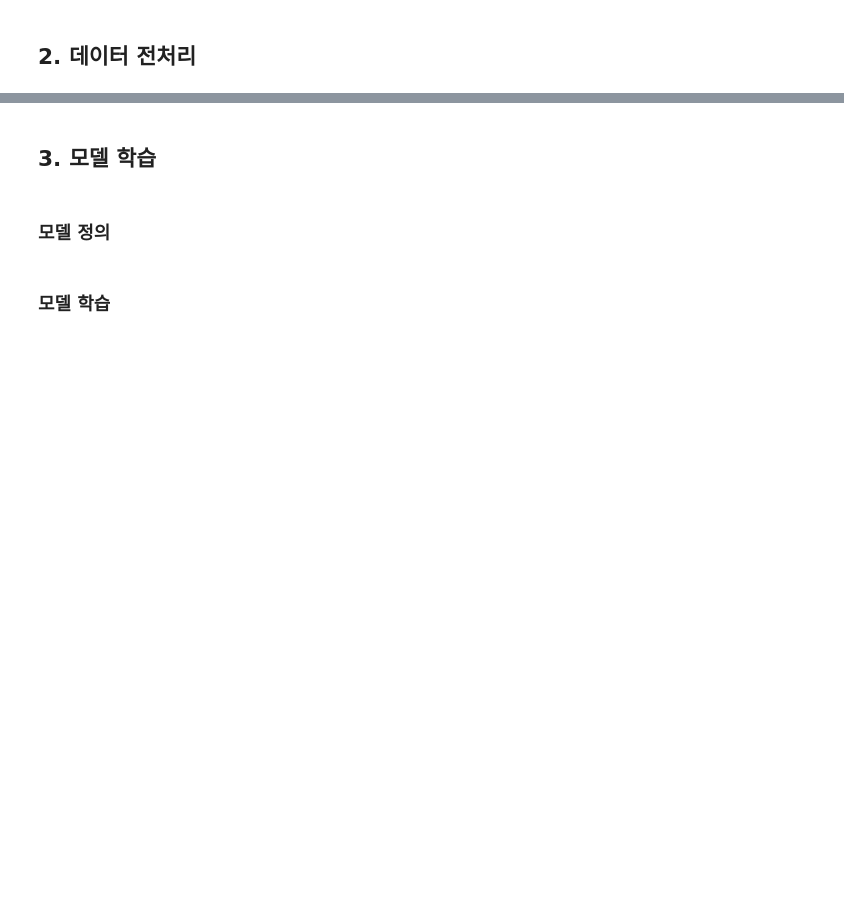
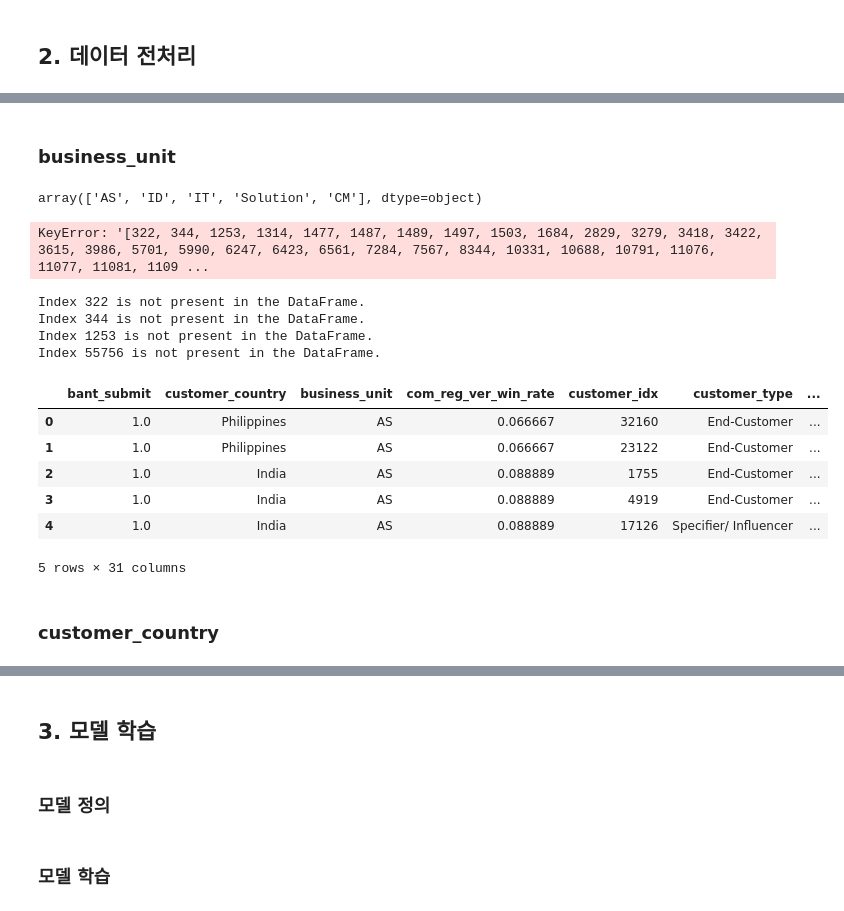
Before and after one commit to AhyoungOh/Coffee, a Jupyter notebook: base_code.ipynb, the cells around one changed output, grey strips where cells are left out. Saved outputs shown, nothing was run; the diff lists cells and outputs as text; code cells hidden in the pictures; blank space fills up the shorter version.

```diff
--- a/base_code.ipynb
+++ b/base_code.ipynb
@@ -81,0 +196,2 @@ df_train.head() # 학습용 데이터 살펴보기
+# %%
+df['expected_timeline'] = df['expected_timeline'].fillna('etc')
@@ -81,0 +351,5 @@ df_train.head() # 학습용 데이터 살펴보기
+# %%
+df['customer_country'].fillna('NA', inplace=True)
+
+#count NA values in customer_country.1
+df['customer_country'].isnull().sum()
@@ -81,0 +358,11 @@ df_train.head() # 학습용 데이터 살펴보기
+# %%
+# inquiry_type
+# df['inquiry_type'] = df['inquiry_type'].fillna('NA')
+
+print(len(df['inquiry_type'].unique()))
+df['inquiry_type'].value_counts()
+
+# Replace the specified 'inquiry_type' values
+df['inquiry_type'] = df['inquiry_type'].replace({
+    'Quotation or Purchase Consultation': 'Quotation or purchase consultation'
+})
@@ -81,0 +429,60 @@ df_train.head() # 학습용 데이터 살펴보기
+# %% [markdown]
+### business_unit
+# %%
+df.business_unit.unique()
+# %% [output]
+array(['AS', 'ID', 'IT', 'Solution', 'CM'], dtype=object)
+# %%
+# Apply one-hot encoding to 'business_unit'
+from sklearn.model_selection import KFold
+# Initialize KFold
+kf = KFold(n_splits=5, shuffle=True, random_state=42)
+
+# Create a new column for the target-encoded 'business_area'
+df['business_unit_te'] = np.nan
+
+for train_idx, val_idx in kf.split(df):
+    # Split the data into training and validation sets
+    X_train, X_val = df.iloc[train_idx], df.iloc[val_idx]
+
+    # Compute the target mean for each category in 'business_area' on the training data
+    means = X_train.groupby('business_unit')['is_converted'].mean()
+
+    # Map the computed means to the validation set
+    df.loc[val_idx, 'business_unit_te'] = X_val['business_unit'].map(means)
+
+# Fill missing values for any 'business_area' not seen in the training folds with the global mean
+global_mean = df['is_converted'].mean()
+df['business_unit_te'].fillna(global_mean, inplace=True)
+
+# Verify the changes
+print(df[['business_unit', 'business_unit_te']].head())
+# %% [output]
+KeyError: '[322, 344, 1253, 1314, 1477, 1487, 1489, 1497, 1503, 1684, 2829, 3279, 3418, 3422, 3615, 3986, 5701, 5990, 6247, 6423, 6561, 7284, 7567, 8344, 10331, 10688, 10791, 11076, 11077, 11081, 1109 ...
+# %%
+# Example indices from your error message
+indices_to_check = [322, 344, 1253, 55756]  # Add more as needed
+
+# Check each index and access value if present
+for idx in indices_to_check:
+    if idx in df.index:
+        # Accessing a specific column for these indices, assuming 'business_unit' as an example
+        value = df.loc[idx, 'business_unit'] if 'business_unit' in df.columns else 'Column Not Found'
+        print(f"Index {idx}: value = {value}")
+    else:
+        print(f"Index {idx} is not present in the DataFrame.")
+# %% [output]
+Index 322 is not present in the DataFrame.
+Index 344 is not present in the DataFrame.
+Index 1253 is not present in the DataFrame.
+Index 55756 is not present in the DataFrame.
+# %%
+df.head()
+# %% [output]
+|  | bant_submit | customer_country | business_unit | com_reg_ver_win_rate | customer_idx | customer_type | ... |
+| 0 | 1.0 | Philippines | AS | 0.066667 | 32160 | End-Customer | ... |
+| 1 | 1.0 | Philippines | AS | 0.066667 | 23122 | End-Customer | ... |
+| 2 | 1.0 | India | AS | 0.088889 | 1755 | End-Customer | ... |
+| 3 | 1.0 | India | AS | 0.088889 | 4919 | End-Customer | ... |
+| 4 | 1.0 | India | AS | 0.088889 | 17126 | Specifier/ Influencer | ... |
+5 rows × 31 columns
@@ -81,0 +491,2 @@ df_train.head() # 학습용 데이터 살펴보기
+# %% [markdown]
+### customer_country
```
Also changed, not shown: parts of 53 cells of this notebook, 23 other files.
